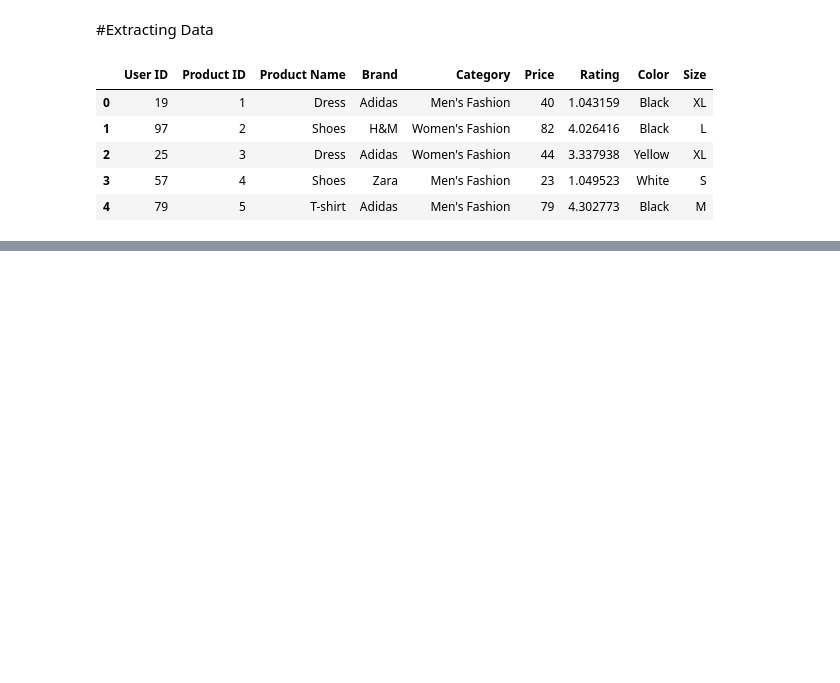
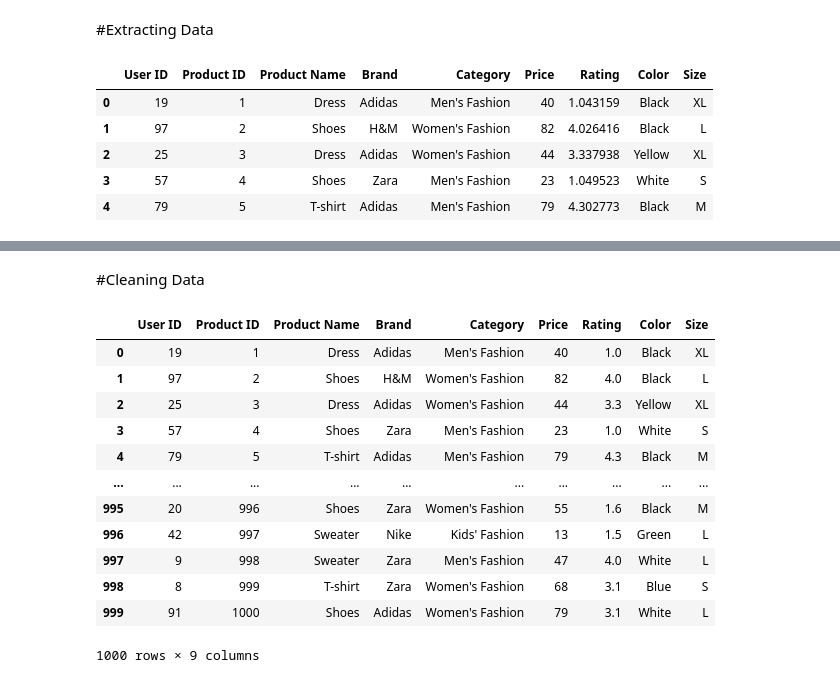
Before and after one commit to fffadhilll/recommender-system-hackathon, a Jupyter notebook: recsys_hackathon.ipynb, the cells around one changed output, grey strips where cells are left out. Drawn from its saved outputs; the diff is of its cells as text; code cells hidden in the pictures; blank space fills up the shorter version.

Commit message:
round rating feature

```diff
--- a/recsys_hackathon.ipynb
+++ b/recsys_hackathon.ipynb
@@ -12,10 +12,21 @@ import numpy as np
 #Extracting Data
 # %%
 def load_data(file_name):
+  '''
+    Menampilkan data yang tersedia.
+
+      Parameters:
+        filename (str): Nama file yang tersedia
+
+      Return:
+        File Dataframe (DataFrame)
+  '''
+
   df = pd.read_csv(file_name)
   return df
 # %%
-load_data('/content/fashion_products.csv').head()
+df = load_data('/content/fashion_products.csv')
+df.head()
 # %% [output]
 |  | User ID | Product ID | Product Name | Brand | Category | Price | Rating | Color | Size |
 | 0 | 19 | 1 | Dress | Adidas | Men's Fashion | 40 | 1.043159 | Black | XL |
@@ -80,0 +102,20 @@ Duplicated Data: 0
+# %% [markdown]
+#Cleaning Data
+# %%
+df['Rating'] = df['Rating'].round(1)
+# %%
+df
+# %% [output]
+|  | User ID | Product ID | Product Name | Brand | Category | Price | Rating | Color | Size |
+| 0 | 19 | 1 | Dress | Adidas | Men's Fashion | 40 | 1.0 | Black | XL |
+| 1 | 97 | 2 | Shoes | H&M | Women's Fashion | 82 | 4.0 | Black | L |
+| 2 | 25 | 3 | Dress | Adidas | Women's Fashion | 44 | 3.3 | Yellow | XL |
+| 3 | 57 | 4 | Shoes | Zara | Men's Fashion | 23 | 1.0 | White | S |
+| 4 | 79 | 5 | T-shirt | Adidas | Men's Fashion | 79 | 4.3 | Black | M |
+| ... | ... | ... | ... | ... | ... | ... | ... | ... | ... |
+| 995 | 20 | 996 | Shoes | Zara | Women's Fashion | 55 | 1.6 | Black | M |
+| 996 | 42 | 997 | Sweater | Nike | Kids' Fashion | 13 | 1.5 | Green | L |
+| 997 | 9 | 998 | Sweater | Zara | Men's Fashion | 47 | 4.0 | White | L |
+| 998 | 8 | 999 | T-shirt | Zara | Women's Fashion | 68 | 3.1 | Blue | S |
+| 999 | 91 | 1000 | Shoes | Adidas | Women's Fashion | 79 | 3.1 | White | L |
+1000 rows × 9 columns
```
Also changed, not shown: parts of 8 cells of this notebook.
